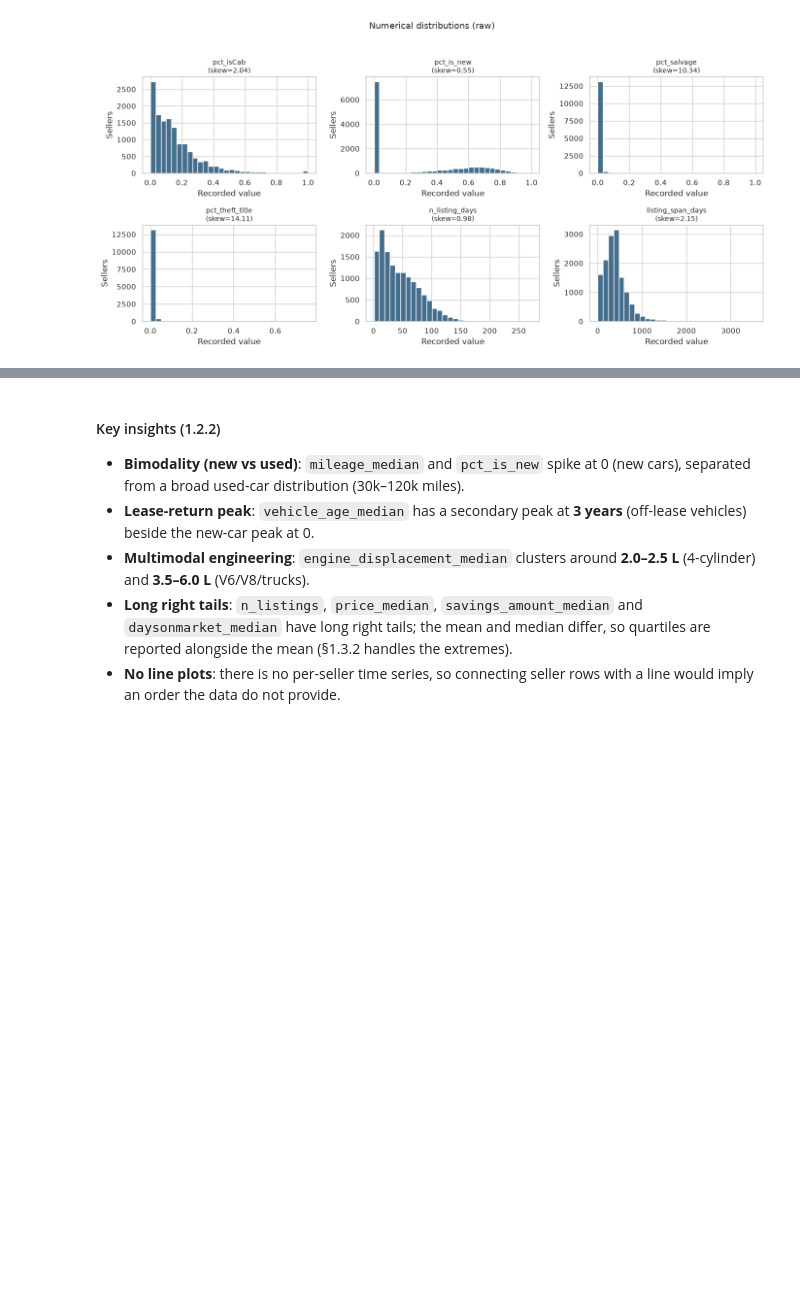
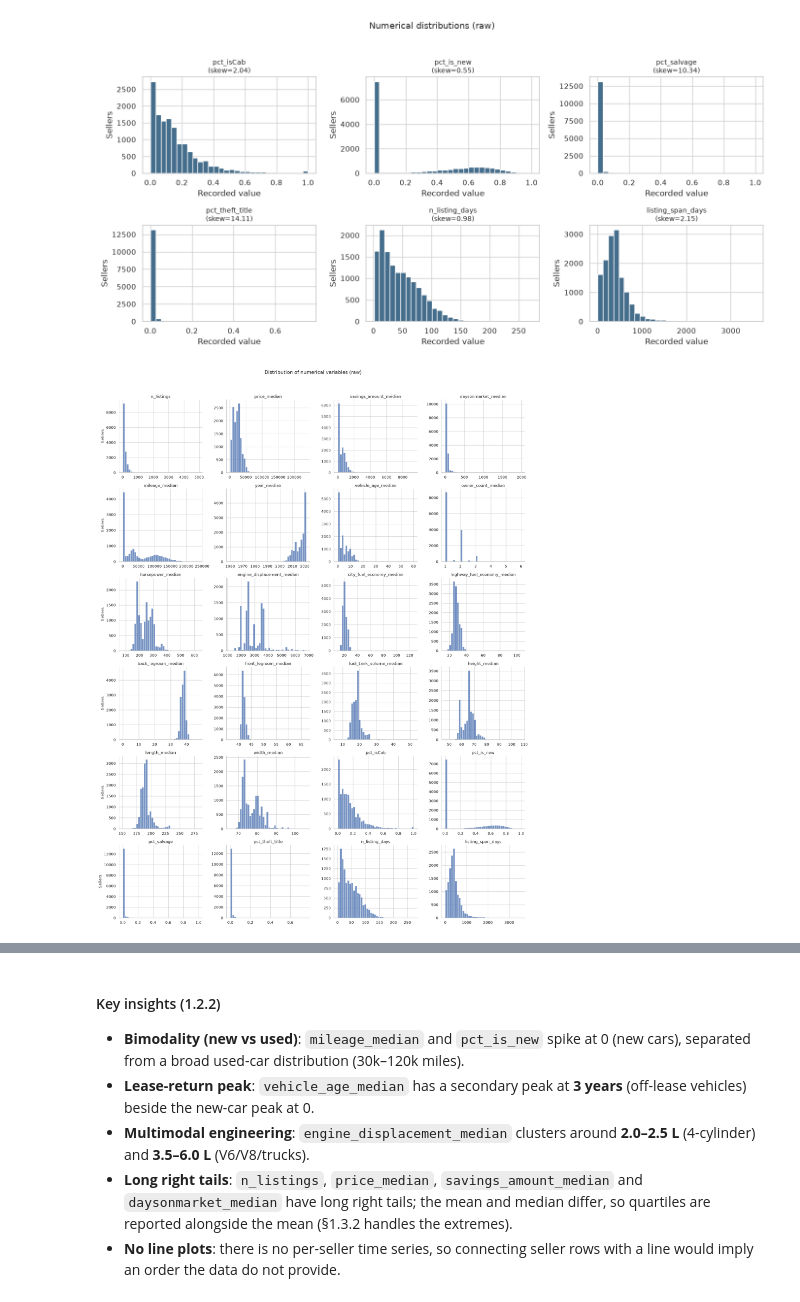
Before and after one commit to iqbalzain99/data-mining_unipi_1_2026, a Jupyter notebook: project/merged_1_2_distribution.ipynb, the cells around one changed output, grey strips where cells are left out. Saved outputs shown, nothing was run; the diff lists cells and outputs as text; code cells hidden in the pictures; blank space fills up the shorter version.

```diff
--- a/project/merged_1_2_distribution.ipynb
+++ b/project/merged_1_2_distribution.ipynb
@@ -139,6 +159,24 @@ for start in range(0, len(numeric_columns), 6):
 [figure]
 [figure]
 [figure]
+# %%
+# Same distributions as a facet grid (one panel per variable)
+plot_df = df[numeric_columns].melt(var_name='variable', value_name='value')
+
+g = sns.FacetGrid(
+    plot_df, col='variable', col_wrap=4,
+    sharex=False, sharey=False, height=3.8, aspect=1.2,
+)
+g.map_dataframe(sns.histplot, x='value', bins=40)
+
+# "value" comes from melt(); the panel title already names the variable.
+g.set_axis_labels('', 'Sellers')
+g.set_titles('{col_name}')
+g.figure.suptitle('Distribution of numerical variables (raw)', y=1.02)
+plt.tight_layout()
+plt.show()
+# %% [output]
+[figure, added]
 # %%
 # Same distributions split by the target class
 plot_df = df[numeric_columns + [TARGET]].melt(
```
Also changed, not shown: parts of 2 cells of this notebook.
